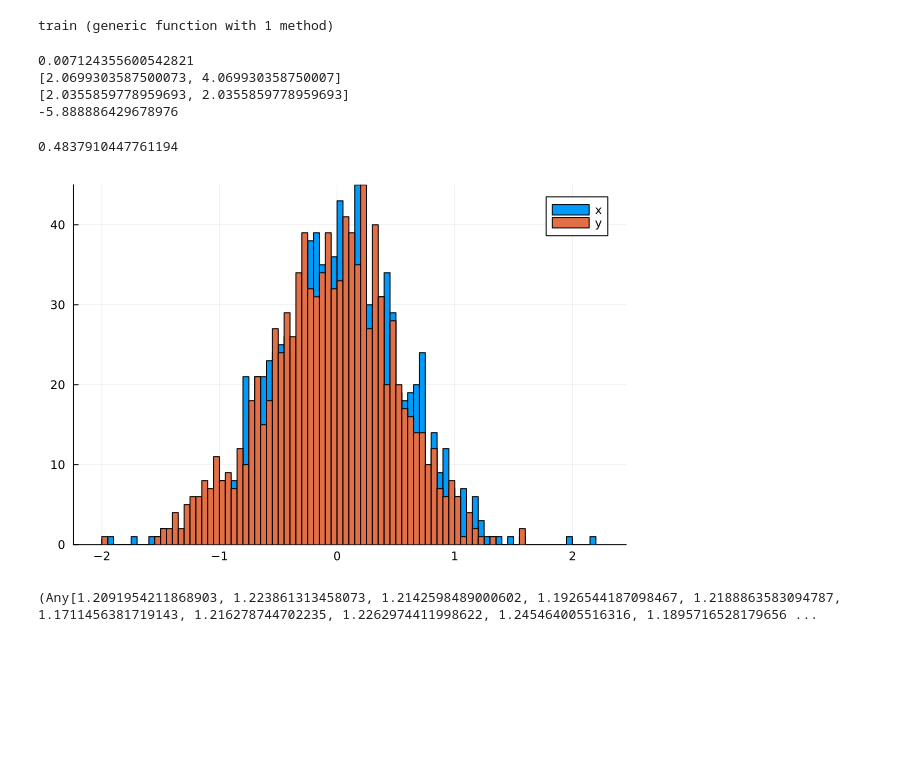
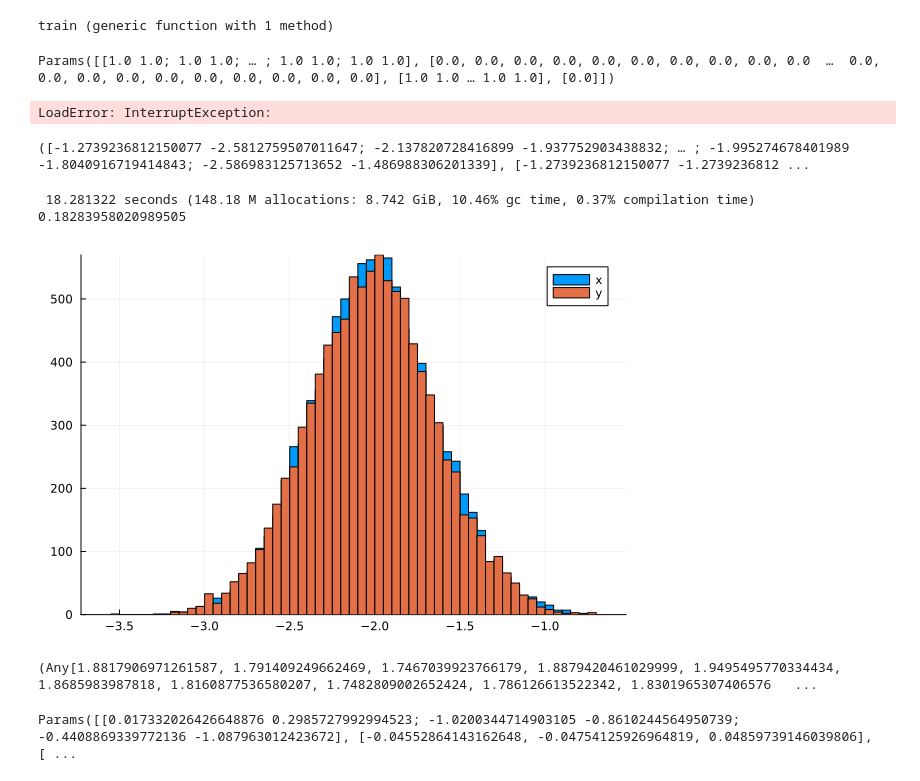
Before and after one commit to hershkumar/summer2022, a Jupyter notebook: julia/julia_nn.ipynb, the cells around one changed output. Saved outputs shown, nothing was run; the diff lists cells and outputs as text; code cells hidden in the pictures; blank space fills up the shorter version.

```diff
--- a/julia/julia_nn.ipynb
+++ b/julia/julia_nn.ipynb
@@ -195,35 +191,49 @@ end
 # %% [output]
 Number of parameters: 201
 train (generic function with 1 method)
+# %%
+Flux.params(model)
+# %% [output]
+Params([[1.0 1.0; 1.0 1.0; … ; 1.0 1.0; 1.0 1.0], [0.0, 0.0, 0.0, 0.0, 0.0, 0.0, 0.0, 0.0, 0.0, 0.0  …  0.0, 0.0, 0.0, 0.0, 0.0, 0.0, 0.0, 0.0, 0.0, 0.0], [1.0 1.0 … 1.0 1.0], [0.0]])
 # %%
-println(psi([1,2]))
-println(dA_dx([1,2]))
-println(d2A_dx2([1,2]))
-println(Hpwd([1,2]))
+# println(psi([1,2]))
+# println(dA_dx([1,2]))
+# println(d2A_dx2([1,2]))
+# println(Hpwd([1,2]))
+println(grad(10^4, 1000, 200, 1.0)[1][Flux.params(model)[1]])
+println(grad(10^4, 1000, 200, 1.0)[1][Flux.params(model)[2]])
+println(grad(10^4, 1000, 200, 1.0)[1][Flux.params(model)[3]])
+println(grad(10^4, 1000, 200, 1.0)[1][Flux.params(model)[4]])
 # %% [output]
-0.007124355600542821
-[2.0699303587500073, 4.069930358750007]
-[2.0355859778959693, 2.0355859778959693]
--5.888886429678976
+LoadError: InterruptException:
+# %%
+samples, _, _= sample(psi_sq, num_particles, 10^4, 1000, 100, 1.0)
+# %% [output]
+([-1.2739236812150077 -2.5812759507011647; -2.137820728416899 -1.937752903438832; … ; -1.995274678401989 -1.8040916719414843; -2.586983125713652 -1.486988306201339], [-1.2739236812150077 -1.2739236812 ...
 # %%
 # get samples and print the acceptance rate
-samples, samples_prime, rate = sample(psi_sq, num_particles, 10^3, 1000, 200, 1)
+@time samples, samples_prime, rate = sample(psi_sq, num_particles, 10^4, 1000, 200, 1)
 println(rate)
 # get all the x values
 xs = samples[:, 1]
 # get all the y values
 ys = samples[:, 2]
 # histogram the x samples
 histogram(xs, bins=100, label="x")
 # histogram the y samples
 histogram!(ys, bins=100, label="y")
 # %% [output]
-0.4837910447761194
+ 18.281322 seconds (148.18 M allocations: 8.742 GiB, 10.46% gc time, 0.37% compilation time)
+0.18283958020989505
-[figure, old version]
+[figure, new version]
 # %%
-res = train(Flux.params(model), 30, 10^3, 10^(-3), 1)
+res = train(Flux.params(model), 50, 10^3, 10^(-4), 1)
 # %% [output]
-(Any[1.2091954211868903, 1.223861313458073, 1.2142598489000602, 1.1926544187098467, 1.2188863583094787, 1.1711456381719143, 1.216278744702235, 1.2262974411998622, 1.245464005516316, 1.1895716528179656 ...
+(Any[1.8817906971261587, 1.791409249662469, 1.7467039923766179, 1.8879420461029999, 1.9495495770334434, 1.8685983987818, 1.8160877536580207, 1.7482809002652424, 1.786126613522342, 1.8301965307406576   ...
+# %%
+println(Flux.params(model))
+# %% [output]
+Params([[0.017332026426648876 0.2985727992994523; -1.0200344714903105 -0.8610244564950739; -0.4408869339772136 -1.087963012423672], [-0.04552864143162648, -0.04754125926964819, 0.04859739146039806], [ ...
 # %%
 samples, samples_prime, rate = sample(psi_sq, num_particles, 10^3, 1000, 200, 1)
 println(rate)
```
Also changed, not shown: parts of 6 cells of this notebook, 11 other files.
